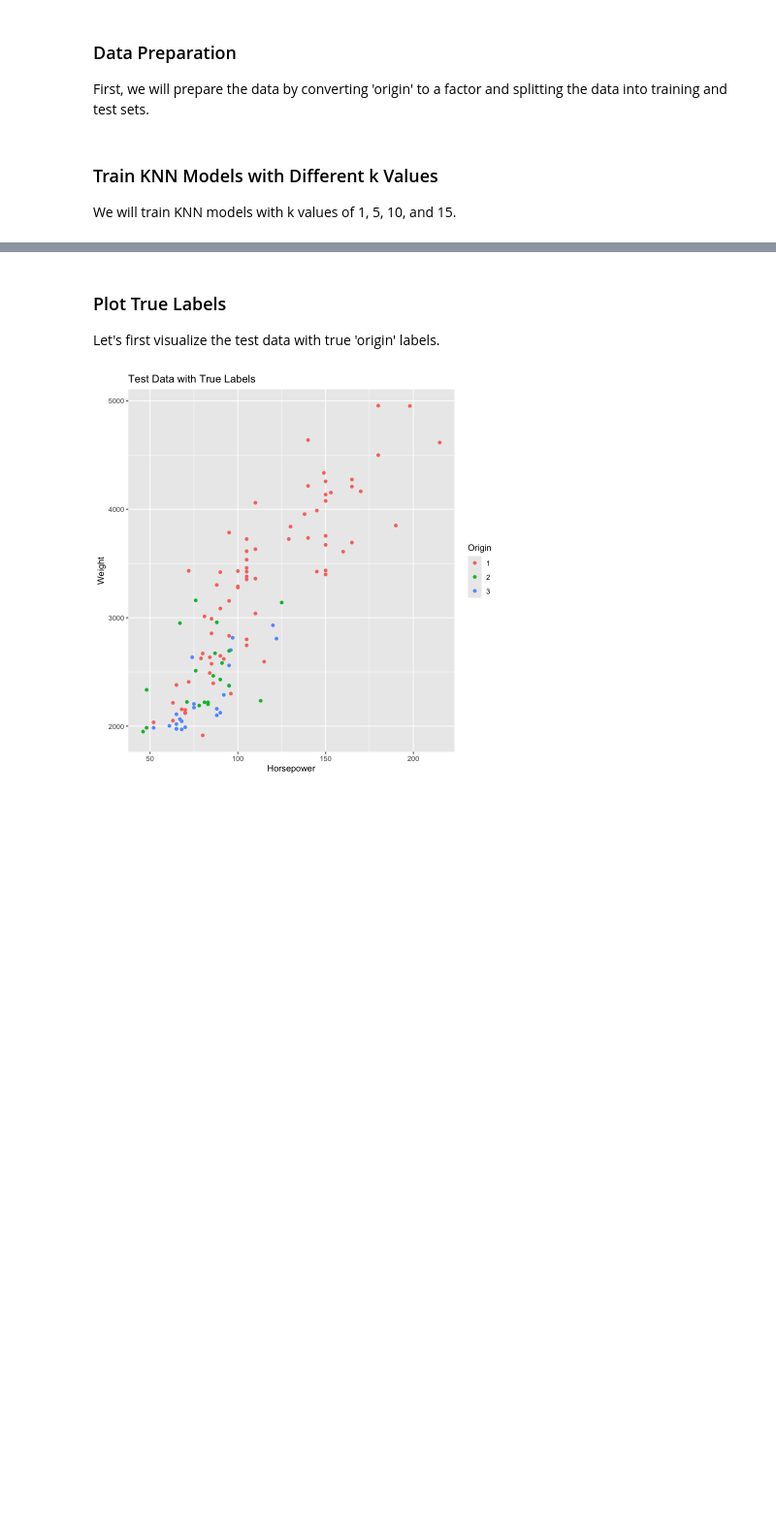
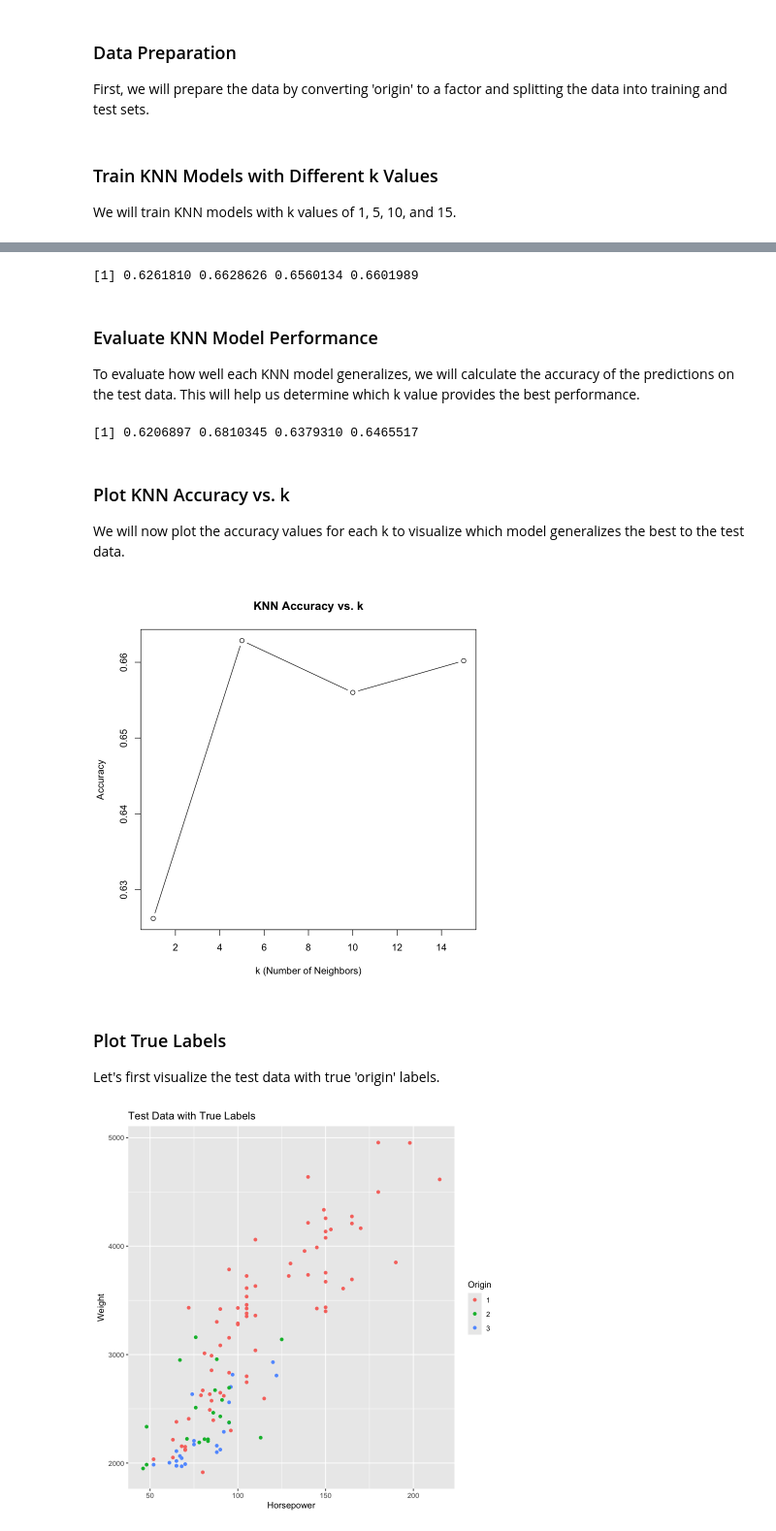
Before and after one commit to lucasrod/st3189_assignment1, a Jupyter notebook: ST3189 Assignment 1.ipynb, the cells around one changed output, grey strips where cells are left out. Shown at 97% size. Drawn from its saved outputs; the diff is of its cells as text; code cells hidden in the pictures; blank space fills up the shorter version.

```diff
--- a/ST3189 Assignment 1.ipynb
+++ b/ST3189 Assignment 1.ipynb
@@ -184,3 +188,45 @@ for (k in k_values) {
+# %%
+# Load necessary library for cross-validation
+library(caret)
+
+# Set up cross-validation
+set.seed(123)
+train_control <- trainControl(method = "cv", number = 10)
+
+# Perform cross-validation for each k value
+cv_accuracies <- sapply(k_values, function(k) {
+  model <- train(x = train_X, y = train_Y, method = "knn", tuneGrid = data.frame(k = k), trControl = train_control)
+  max(model$results$Accuracy) # Extract the highest accuracy
+})
+
+# Print the cross-validated accuracies
+cv_accuracies
+# %% [output]
+[1] 0.6261810 0.6628626 0.6560134 0.6601989
+# %% [markdown]
+### Evaluate KNN Model Performance
+
+To evaluate how well each KNN model generalizes, we will calculate the accuracy of the predictions on the test data. This will help us determine which k value provides the best performance.
+# %%
+# Calculate accuracy for each k value
+knn_accuracies <- sapply(k_values, function(k) {
+  pred_labels <- predictions[[as.character(k)]]
+  mean(pred_labels == test_Y)
+})
+
+# Print the accuracies
+knn_accuracies
+# %% [output]
+[1] 0.6206897 0.6810345 0.6379310 0.6465517
+# %% [markdown]
+### Plot KNN Accuracy vs. k
+
+We will now plot the accuracy values for each k to visualize which model generalizes the best to the test data.
+# %%
+# Plot accuracy against k values
+plot(k_values, cv_accuracies, type = "b", xlab = "k (Number of Neighbors)", ylab = "Accuracy", main = "KNN Accuracy vs. k")
+# %% [output]
+[figure, added]
 # %% [markdown]
 ### Plot True Labels
 
```
Also changed, not shown: parts of 1 cell of this notebook.
